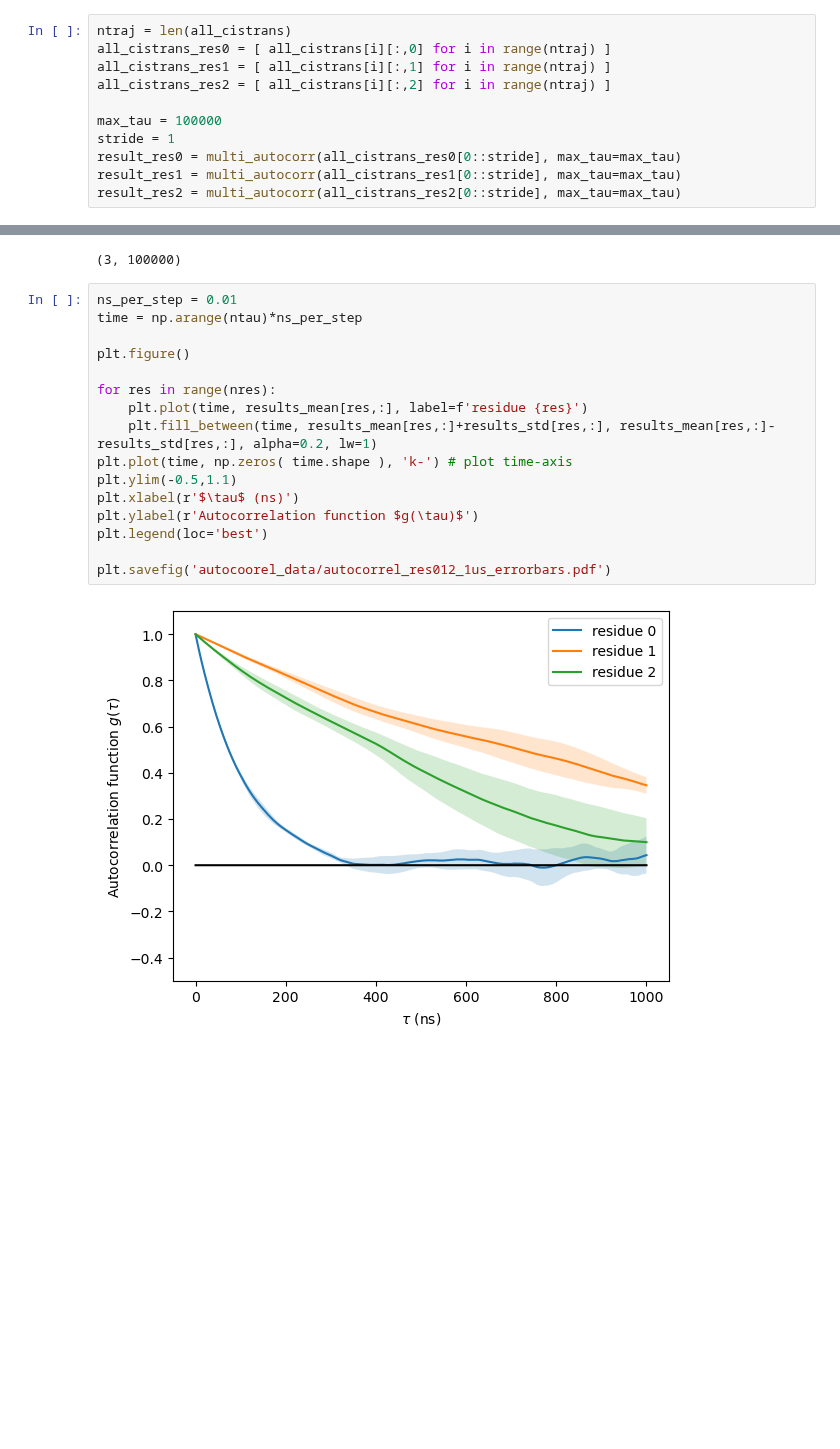
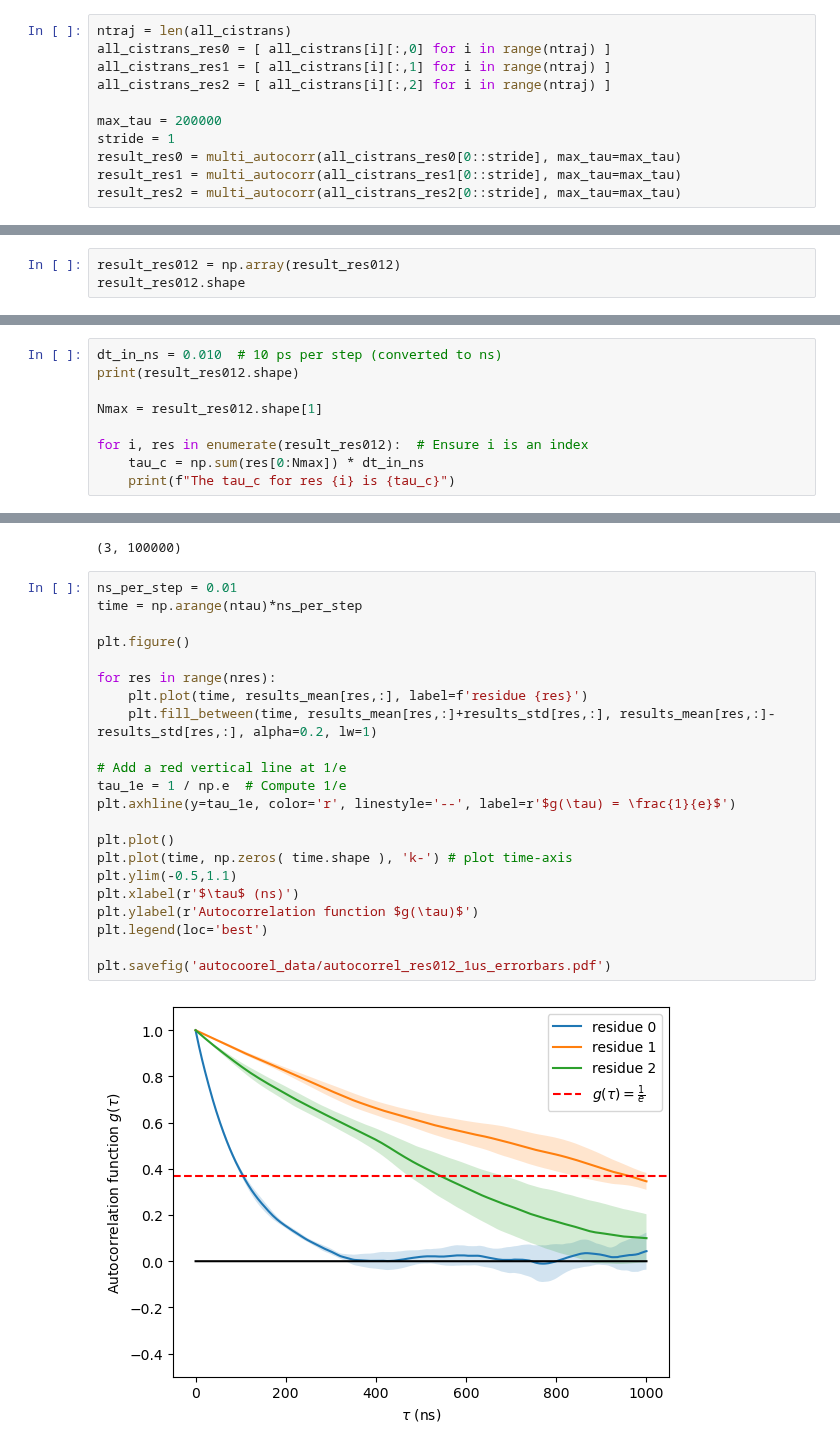
Before and after one commit to starwingc/peptoid_ESM, a Jupyter notebook: Plain_MD/analysis/autocoorelation.ipynb, the cells around one changed output, grey strips where cells are left out. Drawn from its saved outputs; the diff is of its cells as text; blank space fills up the shorter version.

```diff
--- a/Plain_MD/analysis/autocoorelation.ipynb
+++ b/Plain_MD/analysis/autocoorelation.ipynb
@@ -154,7 +154,7 @@ all_cistrans_res0 = [ all_cistrans[i][:,0] for i in range(ntraj) ]
 all_cistrans_res1 = [ all_cistrans[i][:,1] for i in range(ntraj) ]
 all_cistrans_res2 = [ all_cistrans[i][:,2] for i in range(ntraj) ]
 
-max_tau = 100000
+max_tau = 200000
 stride = 1
 result_res0 = multi_autocorr(all_cistrans_res0[0::stride], max_tau=max_tau)
 result_res1 = multi_autocorr(all_cistrans_res1[0::stride], max_tau=max_tau)
@@ -238,3 +242,6 @@ plt.legend(loc='best')
 plt.savefig('autocoorel_data/autocorrel_res012_1us.pdf')
 # %% [output]
 [figure]
+# %%
+result_res012 = np.array(result_res012)
+result_res012.shape
@@ -240,0 +250,9 @@ plt.savefig('autocoorel_data/autocorrel_res012_1us.pdf')
+# %%
+dt_in_ns = 0.010  # 10 ps per step (converted to ns)
+print(result_res012.shape)
+
+Nmax = result_res012.shape[1]
+
+for i, res in enumerate(result_res012):  # Ensure i is an index
+    tau_c = np.sum(res[0:Nmax]) * dt_in_ns
+    print(f"The tau_c for res {i} is {tau_c}")
@@ -264,18 +287,24 @@ print(np.shape(results_mean))
 # %%
 ns_per_step = 0.01
 time = np.arange(ntau)*ns_per_step
 
 plt.figure()
 
 for res in range(nres):
     plt.plot(time, results_mean[res,:], label=f'residue {res}')
     plt.fill_between(time, results_mean[res,:]+results_std[res,:], results_mean[res,:]-results_std[res,:], alpha=0.2, lw=1)
+
+# Add a red vertical line at 1/e
+tau_1e = 1 / np.e  # Compute 1/e
+plt.axhline(y=tau_1e, color='r', linestyle='--', label=r'$g(\tau) = \frac{1}{e}$')
+
+plt.plot()
 plt.plot(time, np.zeros( time.shape ), 'k-') # plot time-axis
 plt.ylim(-0.5,1.1)
 plt.xlabel(r'$\tau$ (ns)')
 plt.ylabel(r'Autocorrelation function $g(\tau)$')
 plt.legend(loc='best')
 
 plt.savefig('autocoorel_data/autocorrel_res012_1us_errorbars.pdf')
 # %% [output]
-[figure, old version]
+[figure, new version]
```
Also changed, not shown: parts of 7 cells of this notebook, 1 other file.
